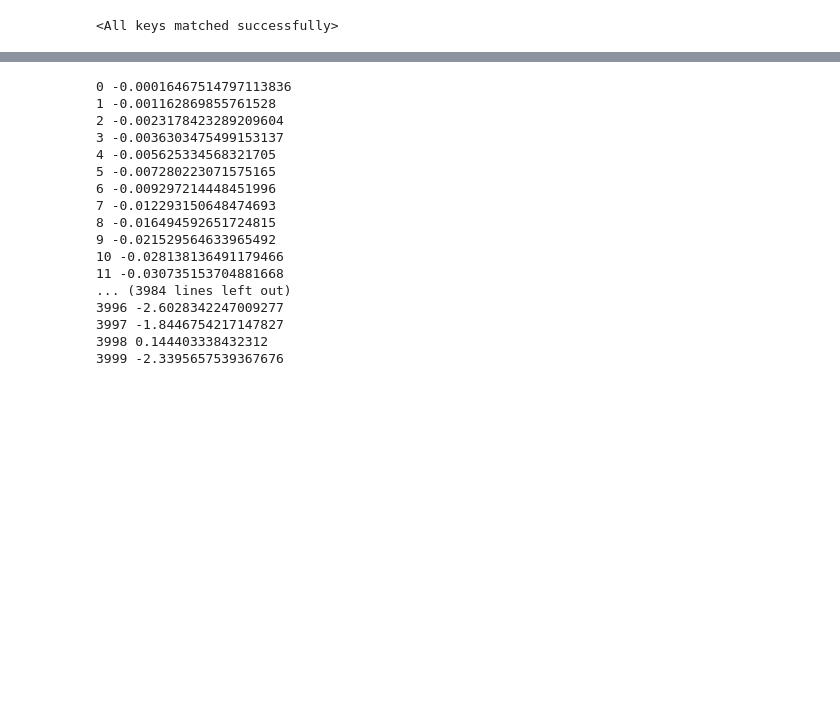
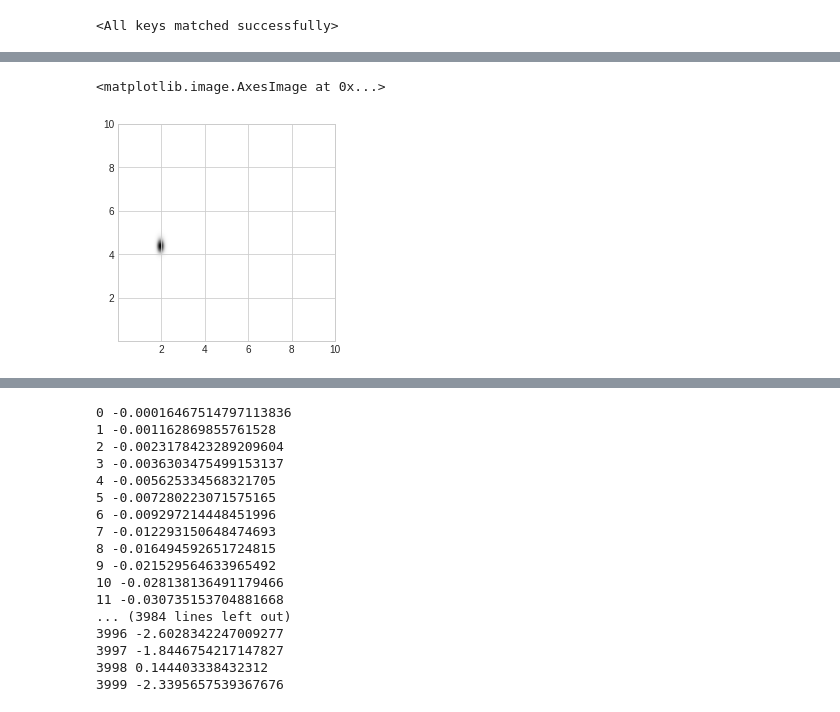
Before and after one commit to Abracadabra0/ATISS-Traffic, a Jupyter notebook: visualize.ipynb, the cells around one changed output, grey strips where cells are left out. Saved outputs shown, nothing was run; the diff lists cells and outputs as text; code cells hidden in the pictures; blank space fills up the shorter version.

```diff
--- a/visualize.ipynb
+++ b/visualize.ipynb
@@ -93,3 +113,11 @@ AttributeError: 'NoneType' object has no attribute 'log_prob'
+# %%
+y, x = torch.meshgrid(torch.linspace(10, 0.01, 200), torch.linspace(0.01, 10, 200))
+grids = torch.stack([x, y], dim=-1)
+prob_map_wl = torch.exp(probs['wl'].log_prob(grids))
+plt.imshow(prob_map_wl, extent=[0.01, 10, 0.01, 10])
+# %% [output]
+<matplotlib.image.AxesImage at 0x...>
+[figure, added]
 # %%
 x = torch.linspace(-np.pi, np.pi, 200)
 y = torch.exp(probs['theta'].log_prob(x[..., None]))
```
Also changed, not shown: parts of 7 cells of this notebook, 5 other files.
